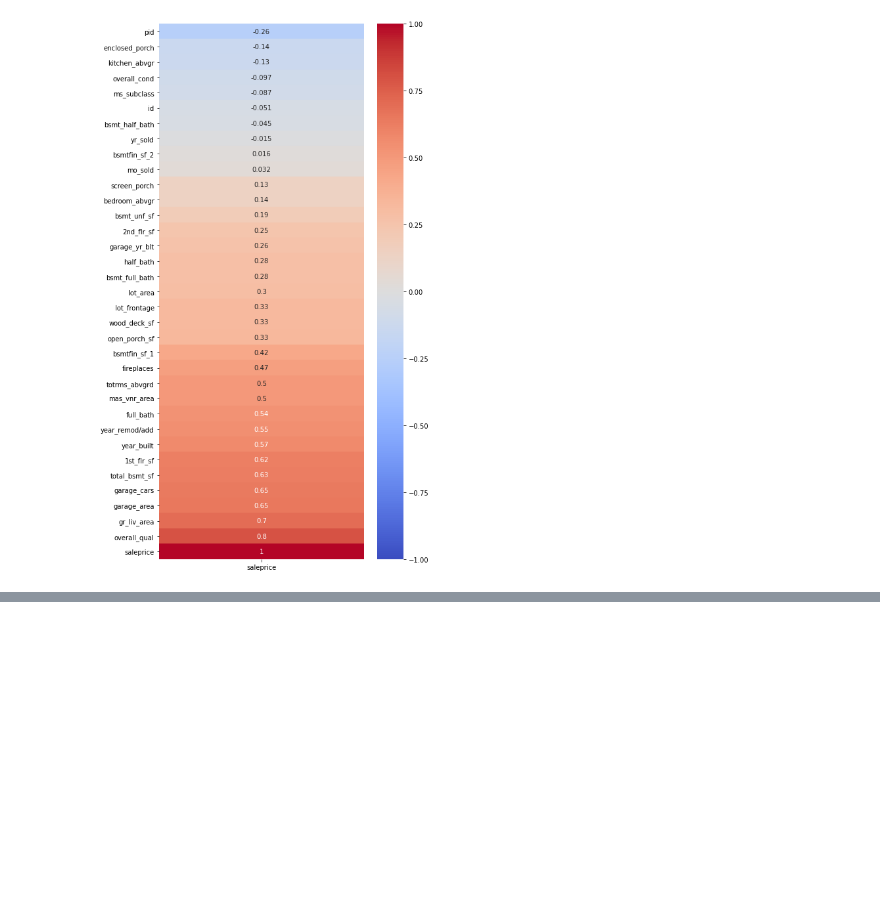
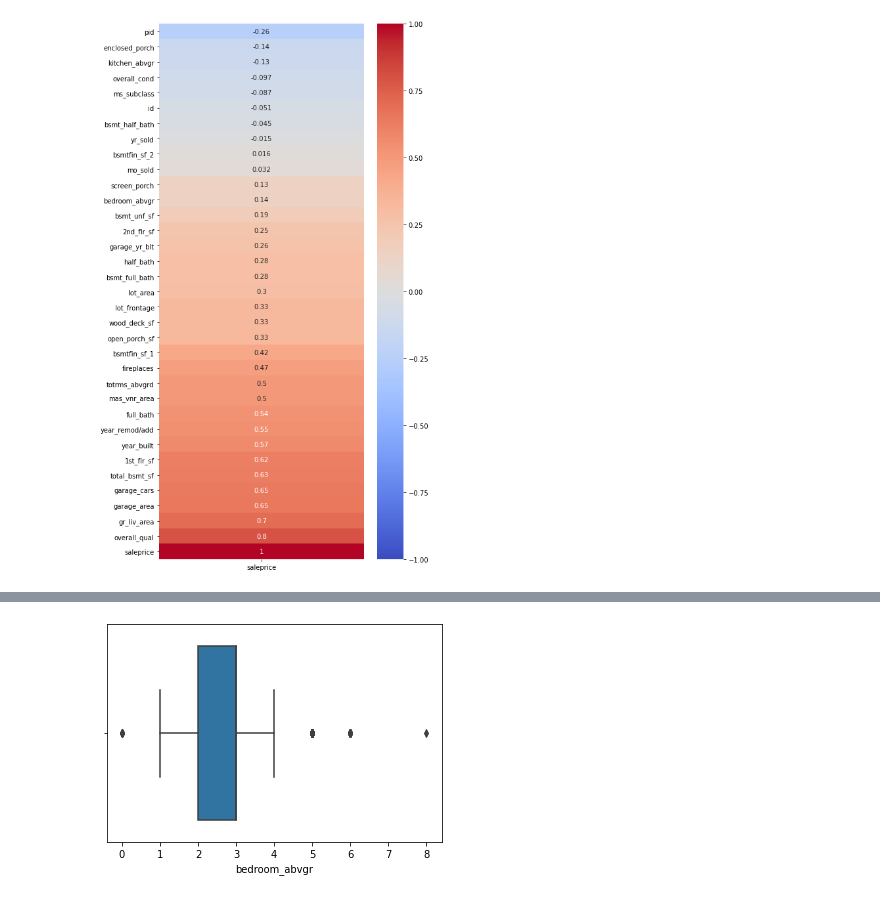
Before and after one commit to akamara05/Ames_housing_project, a Jupyter notebook: Part 2 EDA .ipynb, the cells around one changed output, grey strips where cells are left out. Saved outputs shown, nothing was run; the diff lists cells and outputs as text; code cells hidden in the pictures; blank space fills up the shorter version.

```diff
--- a/Part 2 EDA .ipynb
+++ b/Part 2 EDA .ipynb
@@ -94,0 +125,4 @@ __Basement Attributes__
+# %%
+sns.boxplot(train_clean.bedroom_abvgr);
+# %% [output]
+[figure, added]
```
Also changed, not shown: parts of 65 cells of this notebook, 9 other files.
